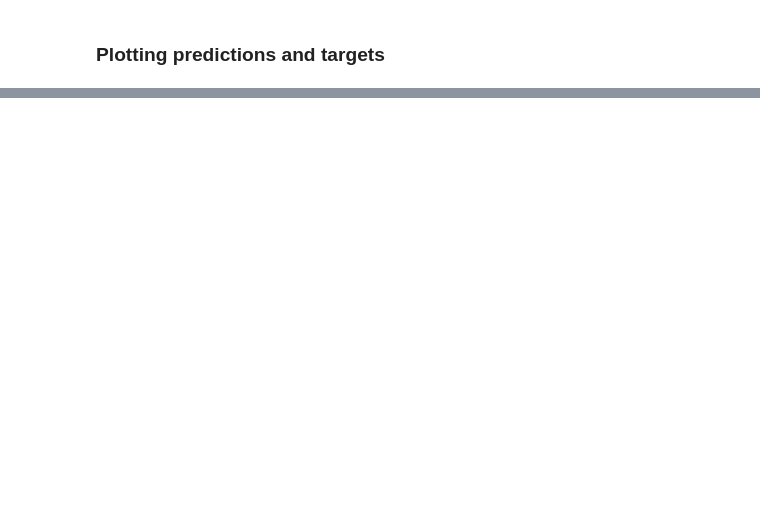
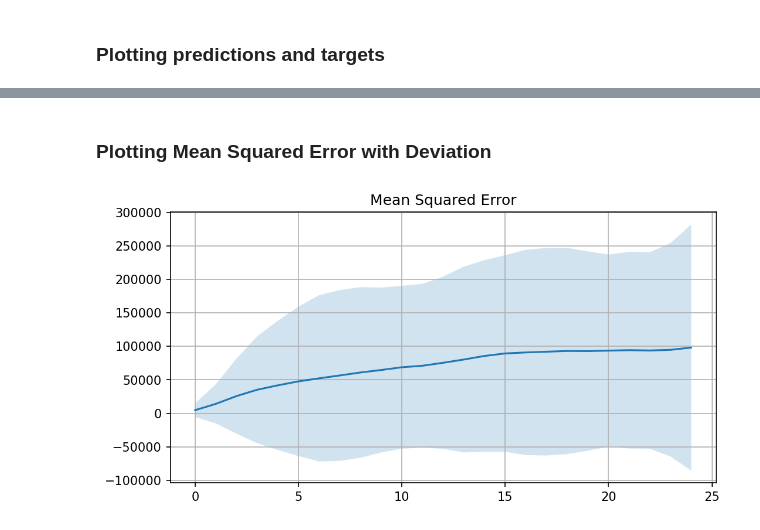
Before and after one commit to jatobro/it3030-deep-learning, a Jupyter notebook: timeseries/fnn.ipynb, the cells around one changed output, grey strips where cells are left out. Saved outputs shown, nothing was run; the diff lists cells and outputs as text; code cells hidden in the pictures; blank space fills up the shorter version.

```diff
--- a/timeseries/fnn.ipynb
+++ b/timeseries/fnn.ipynb
@@ -324,0 +304,6 @@ plt.show()
+# %% [markdown]
+### Plotting Mean Squared Error with Deviation
+# %%
+plot_mse(predictions, train_mean, train_std)
+# %% [output]
+[figure, added]
```
Also changed, not shown: parts of 7 cells of this notebook, 3 other files.
